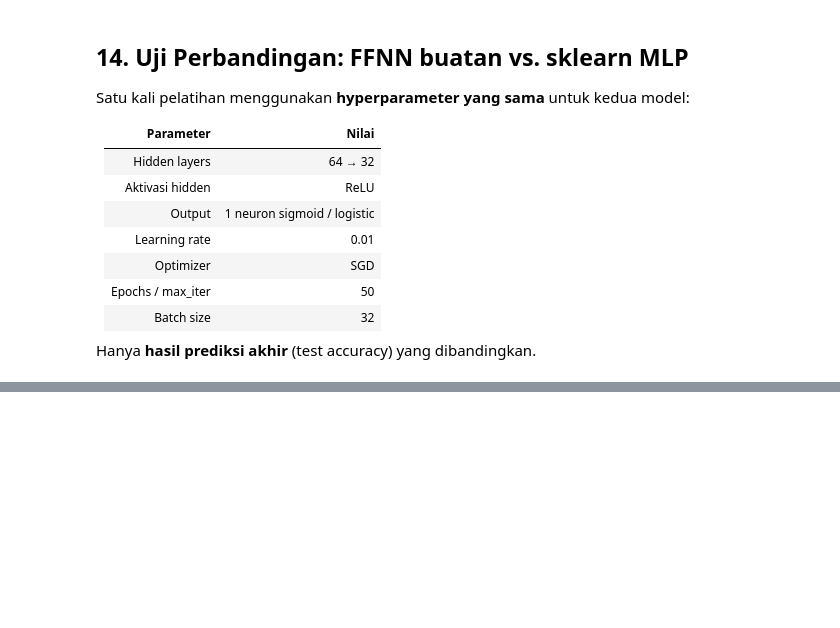
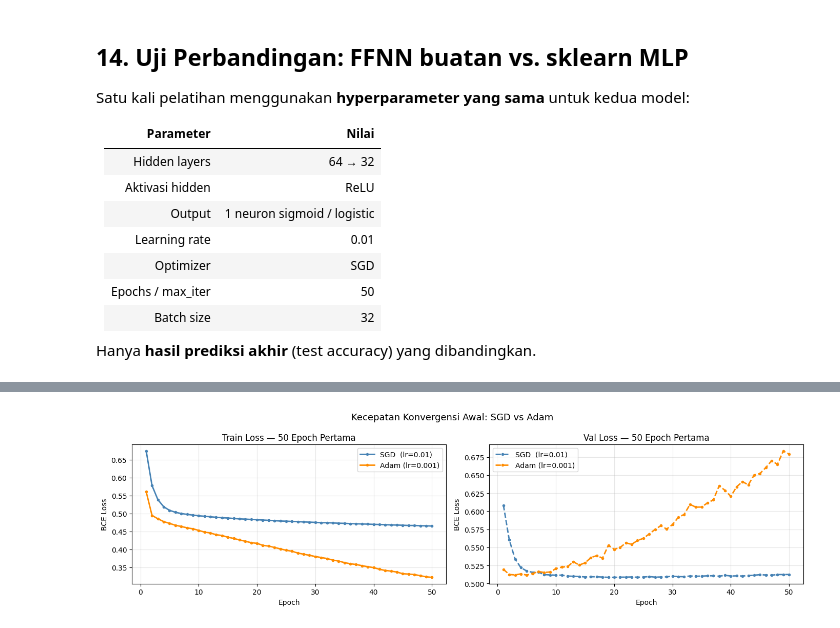
Before and after one commit to KennethhPoenadi/ML-Xianglongbao, a Jupyter notebook: src/main.ipynb, the cells around one changed output, grey strips where cells are left out. Cells and saved outputs as stored; diff of their text form; code cells hidden in the pictures; blank space fills up the shorter version.

```diff
--- a/src/main.ipynb
+++ b/src/main.ipynb
@@ -912,0 +1004,20 @@ Selisih (Custom − sklearn) +        0.0570  (+5.70%)
+# %%
+fig, axes = plt.subplots(1, 2, figsize=(14, 4))
+
+for (label, res), color in zip(conv_results.items(), colors):
+    axes[0].plot(range(1, 50+1), res["history"]["train_loss"][:50],
+                 label=label, color=color, linewidth=2, marker="o", markersize=3)
+    axes[1].plot(range(1, 50+1), res["history"]["val_loss"][:50],
+                 label=label, color=color, linewidth=2, marker="o", markersize=3, linestyle="--")
+
+axes[0].set_title(f"Train Loss — {50} Epoch Pertama")
+axes[1].set_title(f"Val Loss — {50} Epoch Pertama")
+for ax in axes:
+    ax.set_xlabel("Epoch"); ax.set_ylabel("BCE Loss")
+    ax.legend(); ax.grid(True, alpha=0.3)
+
+plt.suptitle("Kecepatan Konvergensi Awal: SGD vs Adam", fontsize=13)
+plt.tight_layout()
+plt.show()
+# %% [output]
+[figure, added]
```
Also changed, not shown: parts of 26 cells of this notebook, 3 other files.
